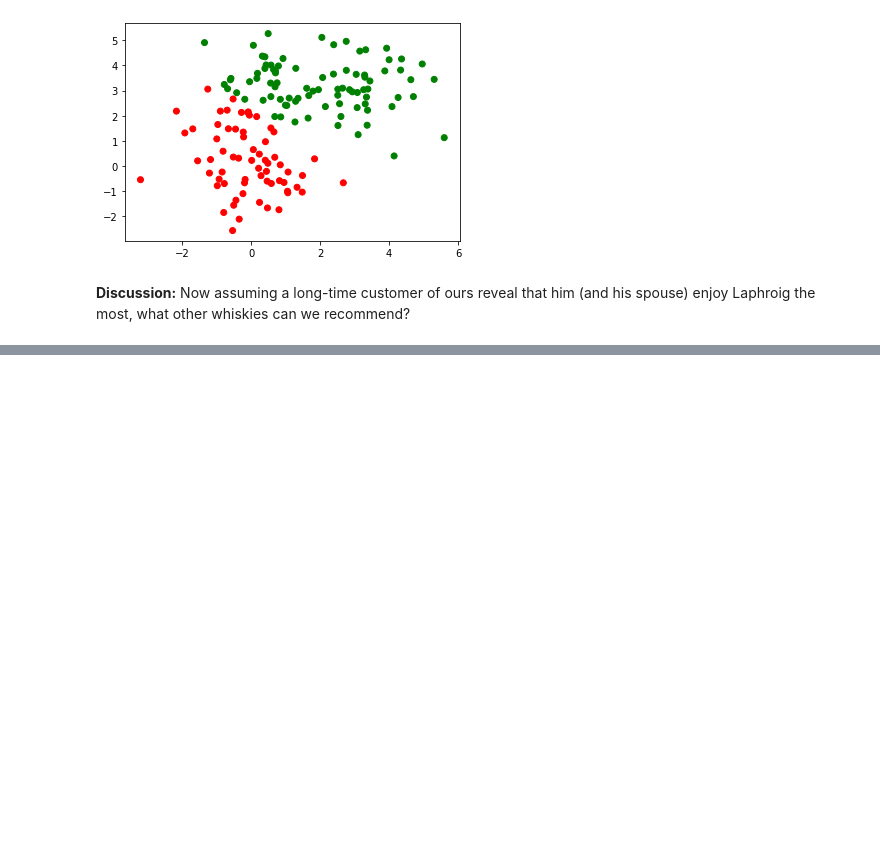
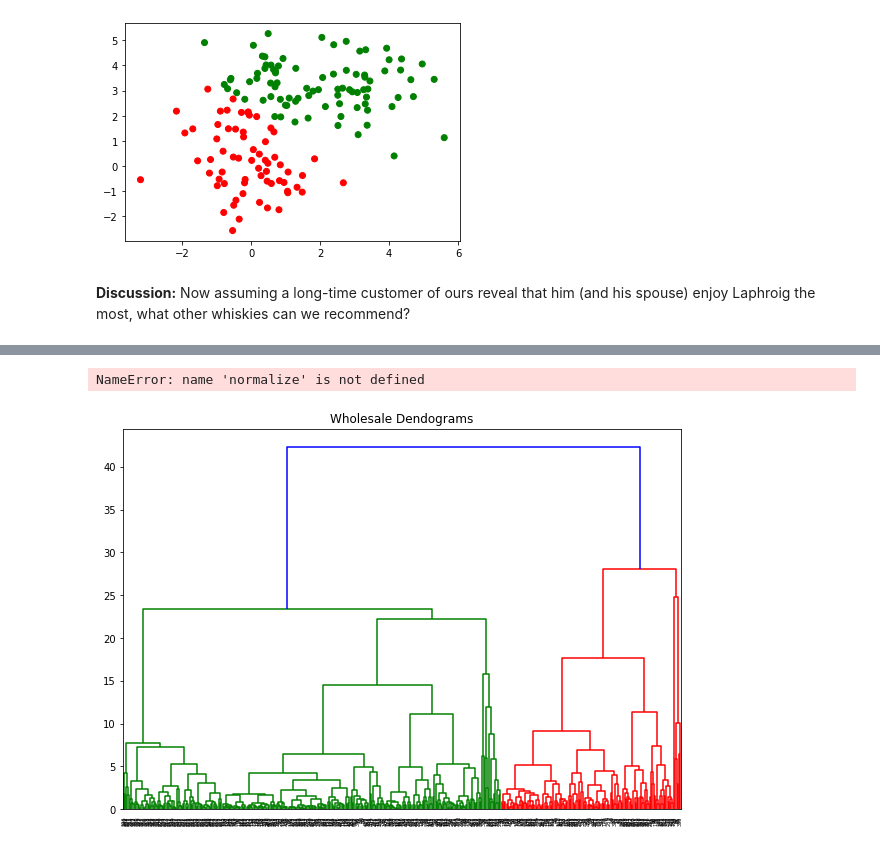
Before and after one commit to onlyphantom/tokopedia-fundamentals, a Jupyter notebook: 5_PythonMLF/Classification_and_Clustering.ipynb, the cells around one changed output, grey strips where cells are left out. Drawn from its saved outputs; the diff is of its cells as text; code cells hidden in the pictures; blank space fills up the shorter version.

Commit message:
add hierarchical clustering

```diff
--- a/5_PythonMLF/Classification_and_Clustering.ipynb
+++ b/5_PythonMLF/Classification_and_Clustering.ipynb
@@ -1145,0 +1174,3 @@ Now assuming a long-time customer of ours reveal that him (and his spouse) enjoy
+# %%
+wholesale = pd.read_csv("data_input/wholesale.csv")
+wholesale.head()
@@ -1145,0 +1192,10 @@ Now assuming a long-time customer of ours reveal that him (and his spouse) enjoy
+# %%
+from sklearn.preprocessing import StandardScaler
+
+scaler = StandardScaler()
+
+cols = wholesale.select_dtypes('number').columns
+
+wholesale_scaler = wholesale.copy()
+
+wholesale_scaler[cols] = scaler.fit_transform(wholesale_scaler[cols])
@@ -1145,0 +1211,16 @@ Now assuming a long-time customer of ours reveal that him (and his spouse) enjoy
+# %%
+from sklearn.preprocessing import normalize
+data_scaled = normalize(data)
+data_scaled = pd.DataFrame(data_scaled, columns=data.columns)
+data_scaled.head()
+whole = normalize(wholesale)
+# %% [output]
+NameError: name 'normalize' is not defined
+# %%
+import scipy.cluster.hierarchy as shc
+
+plt.figure(figsize=(10, 7))
+plt.title("Wholesale Dendograms")
+dend = shc.dendrogram(shc.linkage(wholesale_scaler, method='ward'))
+# %% [output]
+[figure, added]
```
Also changed, not shown: parts of 17 cells of this notebook.
